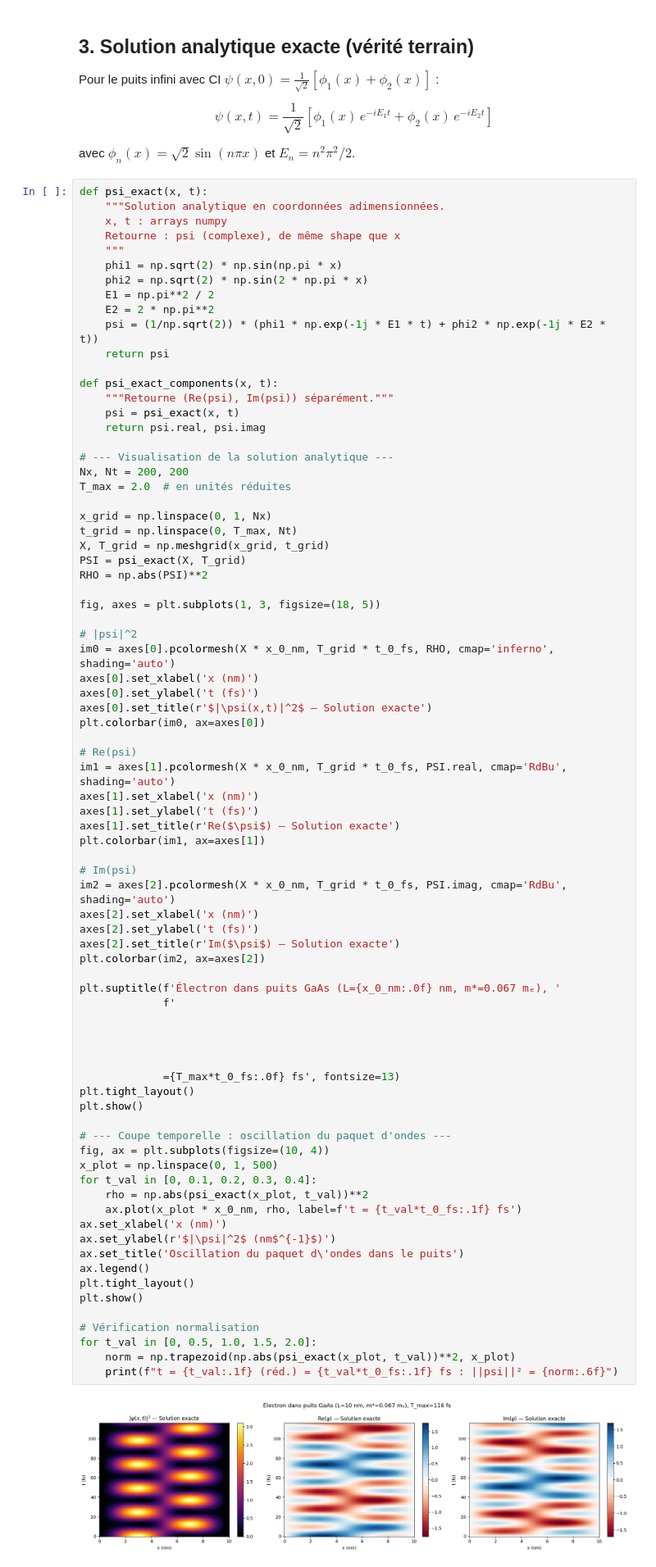
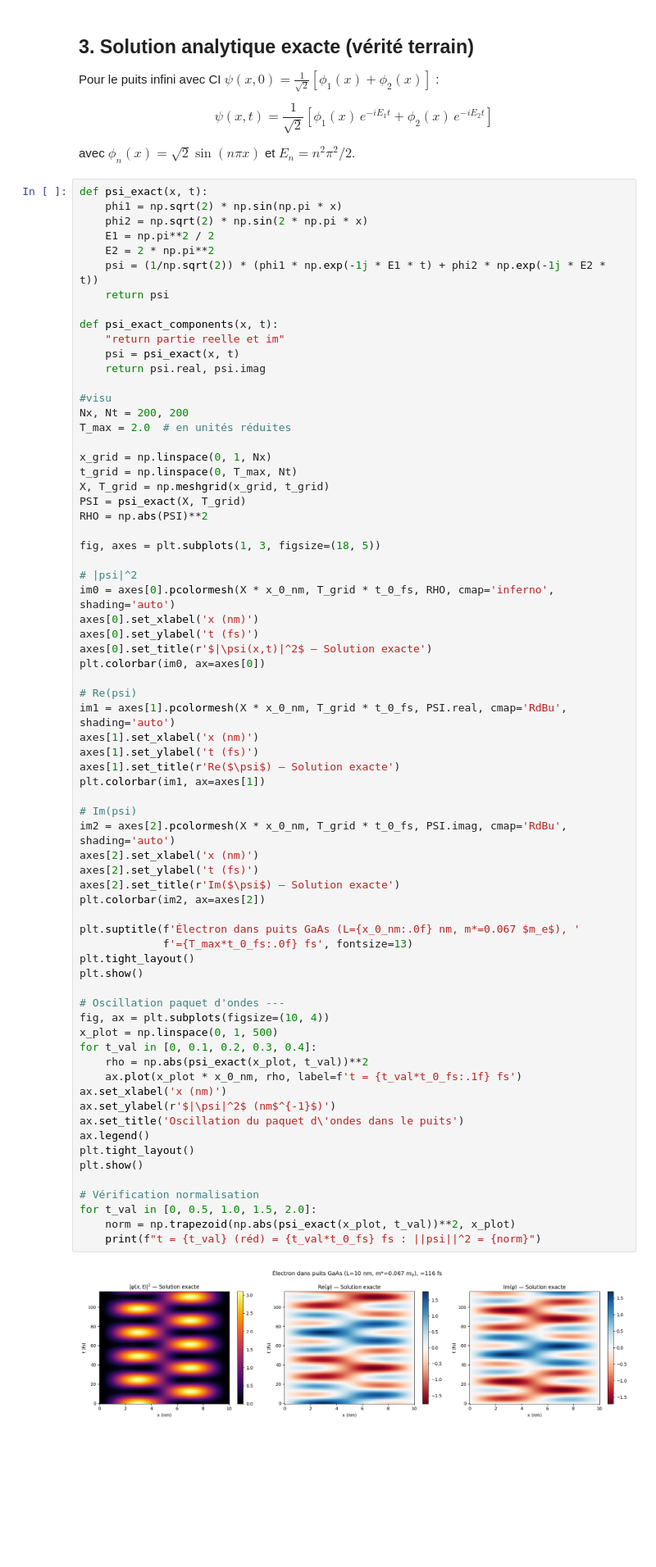
Before and after one commit to GatienSeguy/projet_ia_schrodinger, a Jupyter notebook: PINN_Schrodinger_GaAs_v2.ipynb, the cells around one changed output. Shown at 82% size. Saved outputs shown, nothing was run; the diff lists cells and outputs as text; blank space fills up the shorter version.

```diff
--- a/PINN_Schrodinger_GaAs_v2.ipynb
+++ b/PINN_Schrodinger_GaAs_v2.ipynb
@@ -117,10 +99,6 @@ $$\psi(x,t) = \frac{1}{\sqrt{2}}\left[\phi_1(x)\,e^{-iE_1 t} + \phi_2(x)\,e^{-iE
 avec $\phi_n(x) = \sqrt{2}\sin(n\pi x)$ et $E_n = n^2\pi^2/2$.
 # %%
 def psi_exact(x, t):
-    """Solution analytique en coordonnées adimensionnées.
-    x, t : arrays numpy
-    Retourne : psi (complexe), de même shape que x
-    """
     phi1 = np.sqrt(2) * np.sin(np.pi * x)
     phi2 = np.sqrt(2) * np.sin(2 * np.pi * x)
     E1 = np.pi**2 / 2
@@ -129,11 +107,11 @@ def psi_exact(x, t):
     return psi
 
 def psi_exact_components(x, t):
-    """Retourne (Re(psi), Im(psi)) séparément."""
+    "return partie reelle et im"
     psi = psi_exact(x, t)
     return psi.real, psi.imag
 
-# --- Visualisation de la solution analytique ---
+#visu
 Nx, Nt = 200, 200
 T_max = 2.0  # en unités réduites
 
@@ -158,41 +136,36 @@ axes[1].set_xlabel('x (nm)')
 axes[1].set_ylabel('t (fs)')
 axes[1].set_title(r'Re($\psi$) — Solution exacte')
 plt.colorbar(im1, ax=axes[1])
 
 # Im(psi)
 im2 = axes[2].pcolormesh(X * x_0_nm, T_grid * t_0_fs, PSI.imag, cmap='RdBu', shading='auto')
 axes[2].set_xlabel('x (nm)')
 axes[2].set_ylabel('t (fs)')
 axes[2].set_title(r'Im($\psi$) — Solution exacte')
 plt.colorbar(im2, ax=axes[2])
 
-plt.suptitle(f'Électron dans puits GaAs (L={x_0_nm:.0f} nm, m*=0.067 mₑ), '
-             f'
-
-
-
-
-             ={T_max*t_0_fs:.0f} fs', fontsize=13)
+plt.suptitle(f'Électron dans puits GaAs (L={x_0_nm:.0f} nm, m*=0.067 $m_e$), '
+             f'={T_max*t_0_fs:.0f} fs', fontsize=13)
 plt.tight_layout()
 plt.show()
 
-# --- Coupe temporelle : oscillation du paquet d'ondes ---
+# Oscillation paquet d'ondes ---
 fig, ax = plt.subplots(figsize=(10, 4))
 x_plot = np.linspace(0, 1, 500)
 for t_val in [0, 0.1, 0.2, 0.3, 0.4]:
     rho = np.abs(psi_exact(x_plot, t_val))**2
     ax.plot(x_plot * x_0_nm, rho, label=f't = {t_val*t_0_fs:.1f} fs')
 ax.set_xlabel('x (nm)')
 ax.set_ylabel(r'$|\psi|^2$ (nm$^{-1}$)')
 ax.set_title('Oscillation du paquet d\'ondes dans le puits')
 ax.legend()
 plt.tight_layout()
 plt.show()
 
 # Vérification normalisation
 for t_val in [0, 0.5, 1.0, 1.5, 2.0]:
     norm = np.trapezoid(np.abs(psi_exact(x_plot, t_val))**2, x_plot)
-    print(f"t = {t_val:.1f} (réd.) = {t_val*t_0_fs:.1f} fs : ||psi||² = {norm:.6f}")
+    print(f"t = {t_val} (réd) = {t_val*t_0_fs} fs : ||psi||^2 = {norm}")
 # %% [output]
-[figure, old version]
+[figure, new version]
 [figure]
```
Also changed, not shown: parts of 17 cells of this notebook.
